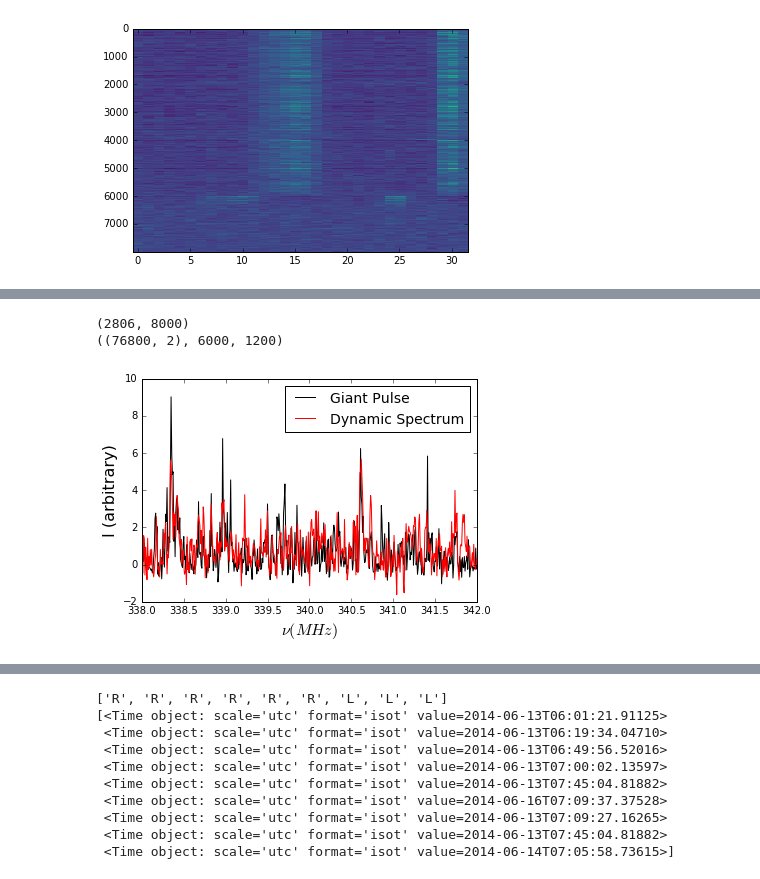
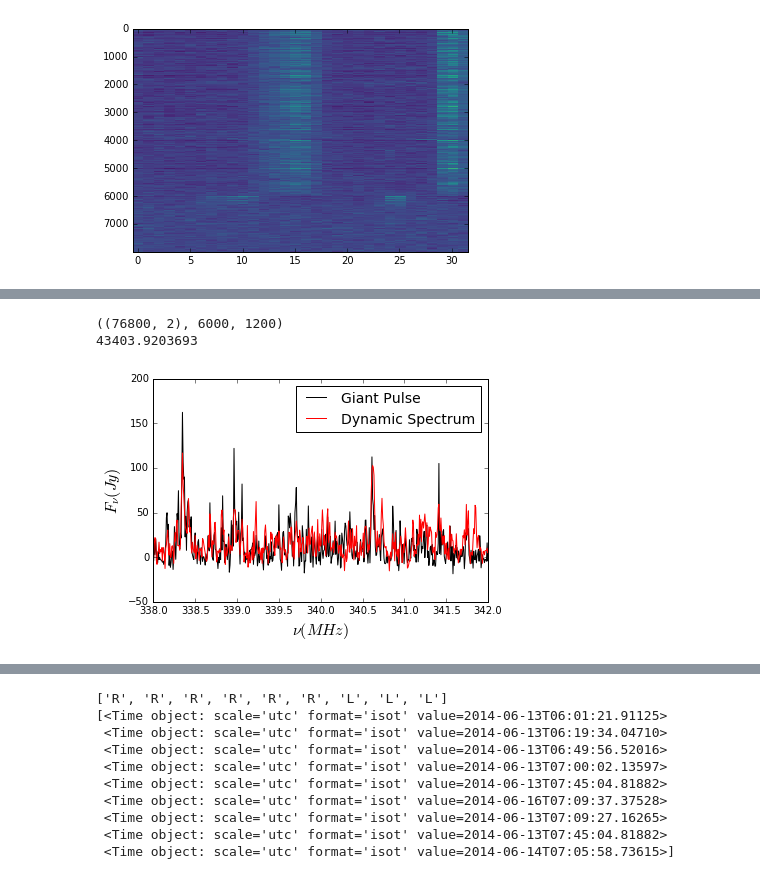
Before and after one commit to ramain/scint_analysis, a Jupyter notebook: b1957_GPs/B1957coherent.ipynb, the cells around one changed output, grey strips where cells are left out. Saved outputs shown, nothing was run; the diff lists cells and outputs as text; code cells hidden in the pictures.

```diff
--- a/b1957_GPs/B1957coherent.ipynb
+++ b/b1957_GPs/B1957coherent.ipynb
@@ -539,46 +530,48 @@ Use this to find part in dynamic spectrum where giant pulse arrives
 #t_gp = Time('2014-06-13T06:01:21.91125', precision=5)
 t_gp = Time('2014-06-13T07:00:02.13597', precision=5)
 
-t0 = Time('2014-06-13T05:35:46')
+t0 = Time('2014-06-13T06:57:10.73000') + 14*4*u.s  # extra 4s
 
 dT = t_gp.unix - t0.unix
-Tbin = int(dT // 3)
-print dyn_day1.shape
-GPdyn = dyn_day1[Tbin-5:Tbin+5,:6000].mean(0)
+Tbin = int(dT // 4)
+GPdyn = dyn_signal[Tbin-2:Tbin+3,:6000].mean(0)
 
 GPR = np.load('/media/drive2/b1957-GPs/RGPs/GP%s.npy' % (t_gp.isot))
 GPL = np.load('/media/drive2/b1957-GPs/LGPs/GP%s.npy' % (t_gp.isot))
 
 GP = np.concatenate((GPR[...,np.newaxis],GPL[...,np.newaxis]),axis=-1)
 GP = rechanIm(GP, 6000)
 
 freq = np.linspace(311.5,311.5+48,6001)[:-1]
 
 pulse = (abs(GP[6])**2.0).sum(-1)
 bg = (abs(GP[:5])**2.0).mean(0).sum(-1)
 bgbin = (abs(GP[9])**2.0).sum(-1)
 
-GPspec = pulse - bg
-GPspec /= GPspec.std()
-GPdyn /= GPdyn.std()
+# Flux Calibration
+
+GPspec = (pulse - bg) / np.mean(bg) * 12
+GPdyn = GPdyn * GPspec.std() / GPdyn.std()
+
+print(np.mean(bg))
 
 %matplotlib inline
 
 plt.plot(freq, GPspec, 'k', label='Giant Pulse')
 plt.plot(freq, GPdyn, 'r', label='Dynamic Spectrum')
 
 plt.plot()
 plt.legend()
 plt.xlabel(r'$\nu (MHz)$', fontsize=16)
-plt.ylabel('I (arbitrary)', fontsize=16)
+plt.ylabel(r'$F_{\nu} (Jy)$', fontsize=16)
 plt.legend(fontsize=14)
 
 # Select subset for plotting
 plt.xlim(338,342)
 
 if figures:
     plt.savefig('{0}/SpecComp.pdf'.format(figdir), dpi=500)
 # %% [output]
-(2806, 8000)
 ((76800, 2), 6000, 1200)
+43403.9203693
-[figure, old version]
+[figure, new version]
```
Also changed, not shown: parts of 16 cells of this notebook, 12 other files.
